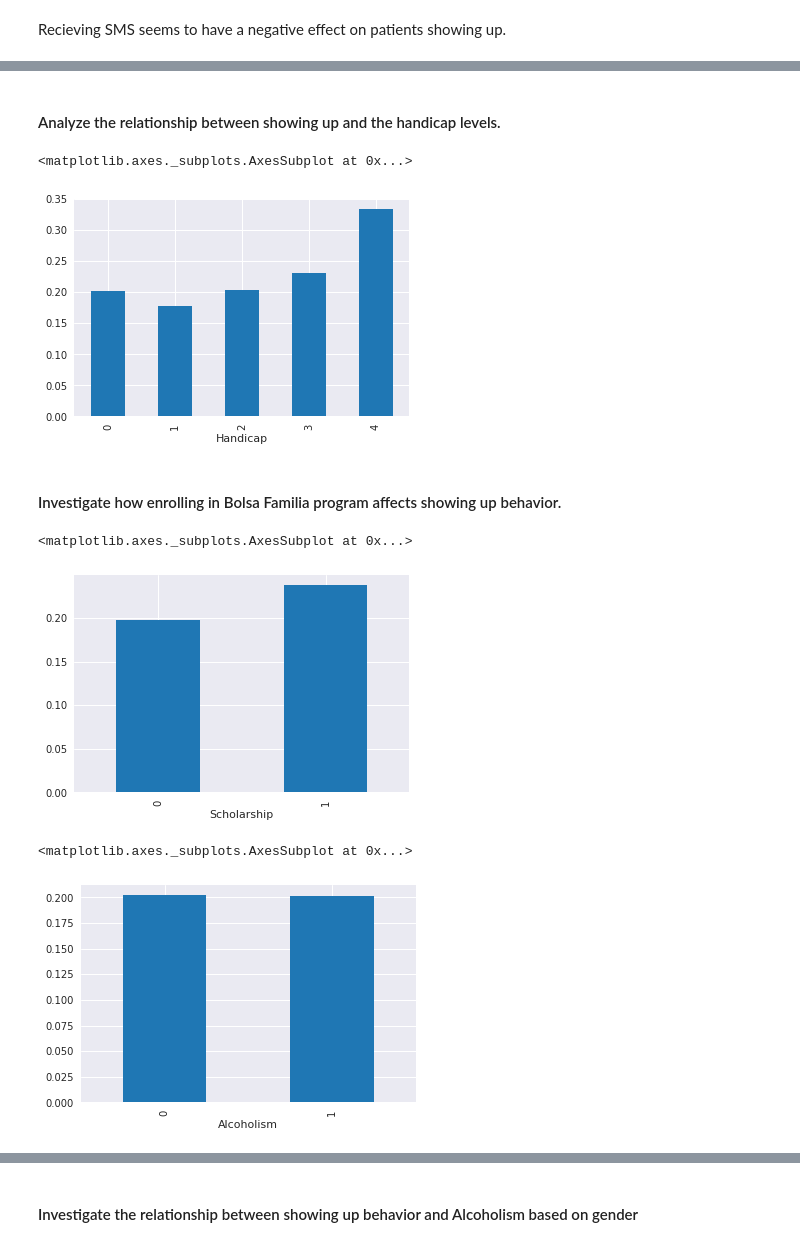
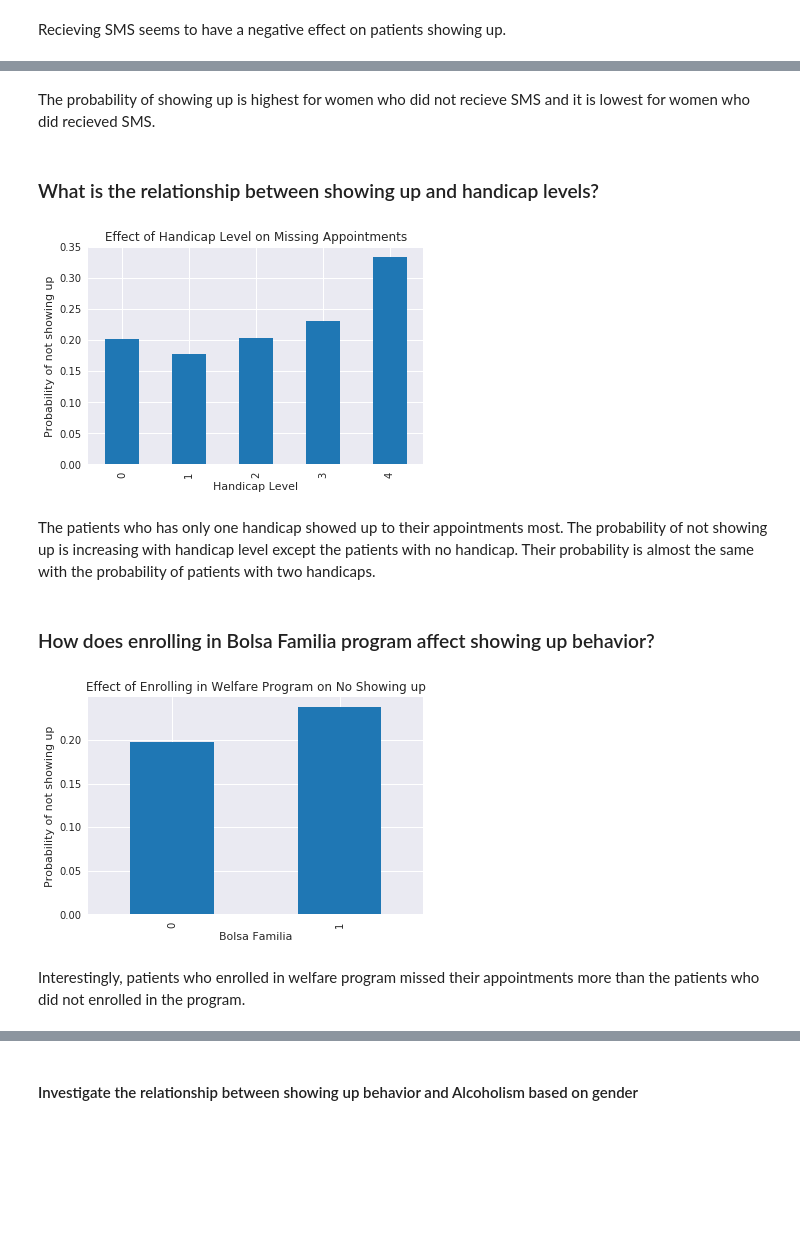
Before and after one commit to yagmurdalman/investigate-a-data-set, a Jupyter notebook: no_show_appointments.ipynb, the cells around one changed output, grey strips where cells are left out. Drawn from its saved outputs; the diff is of its cells as text; code cells hidden in the pictures; blank space fills up the shorter version.

```diff
--- a/no_show_appointments.ipynb
+++ b/no_show_appointments.ipynb
@@ -185,4 +201,4 @@ df['No_show'] = df['No_show'].map({'Yes':1, 'No':0})
 # %%
-df['WeekDay'] = pd.to_datetime(df['AppointmentDay']).apply(lambda x: x.isoweekday())
-print('WeekDay:',sorted(df.WeekDay.unique()))
+df['Weekday'] = pd.to_datetime(df['AppointmentDay']).apply(lambda x: x.isoweekday())
+print('Weekday:',sorted(df.Weekday.unique()))
 # %% [output]
@@ -248,2 +242,0 @@ df.groupby('PatientId').mean().head()
-# %%
-df['Num_no_show'] = df.groupby('PatientId')['No_show'].apply(lambda x: x.cumsum())
@@ -360,20 +412,25 @@ Recieving SMS seems to have a negative effect on patients showing up.
+# %% [markdown]
+The probability of showing up is highest for women who did not recieve SMS and it is lowest for women who did recieved SMS.
 # %% [markdown]
-#### Analyze the relationship between showing up and the handicap levels.
+### What is the relationship between showing up and handicap levels?
 # %%
-df.groupby('Handicap').No_show.mean().plot(kind='bar', color=base_color)
+df.groupby('Handicap').No_show.mean().plot(kind='bar', color=base_color);
+plt.xlabel('Handicap Level');
+plt.ylabel('Probability of not showing up');
+plt.title("Effect of Handicap Level on Missing Appointments" );
 # %% [output]
-<matplotlib.axes._subplots.AxesSubplot at 0x...>
-[figure, old version]
+[figure, new version]
+# %% [markdown]
+The patients who has only one handicap showed up to their appointments most. The probability of not showing up is increasing with handicap level except the patients with no handicap. Their probability is almost the same with the probability of patients with two handicaps.
 # %% [markdown]
-#### Investigate how enrolling in Bolsa Familia program affects showing up behavior.
+### How does enrolling in Bolsa Familia program affect showing up behavior?
 # %%
-df.groupby('Scholarship').No_show.mean().plot(kind='bar', color=base_color)
+df.groupby('Scholarship').No_show.mean().plot(kind='bar', color=base_color);
+plt.xlabel('Bolsa Familia');
+plt.ylabel('Probability of not showing up');
+plt.title("Effect of Enrolling in Welfare Program on No Showing up" );
 # %% [output]
-<matplotlib.axes._subplots.AxesSubplot at 0x...>
-[figure, old version]
+[figure, new version]
-# %%
-df.groupby('Alcoholism').No_show.mean().plot(kind='bar', color=base_color)
-# %% [output]
-<matplotlib.axes._subplots.AxesSubplot at 0x...>
-[figure, removed]
+# %% [markdown]
+Interestingly, patients who enrolled in welfare program missed their appointments more than the patients who did not enrolled in the program.
 # %% [markdown]
```
Also changed, not shown: parts of 76 cells of this notebook.
